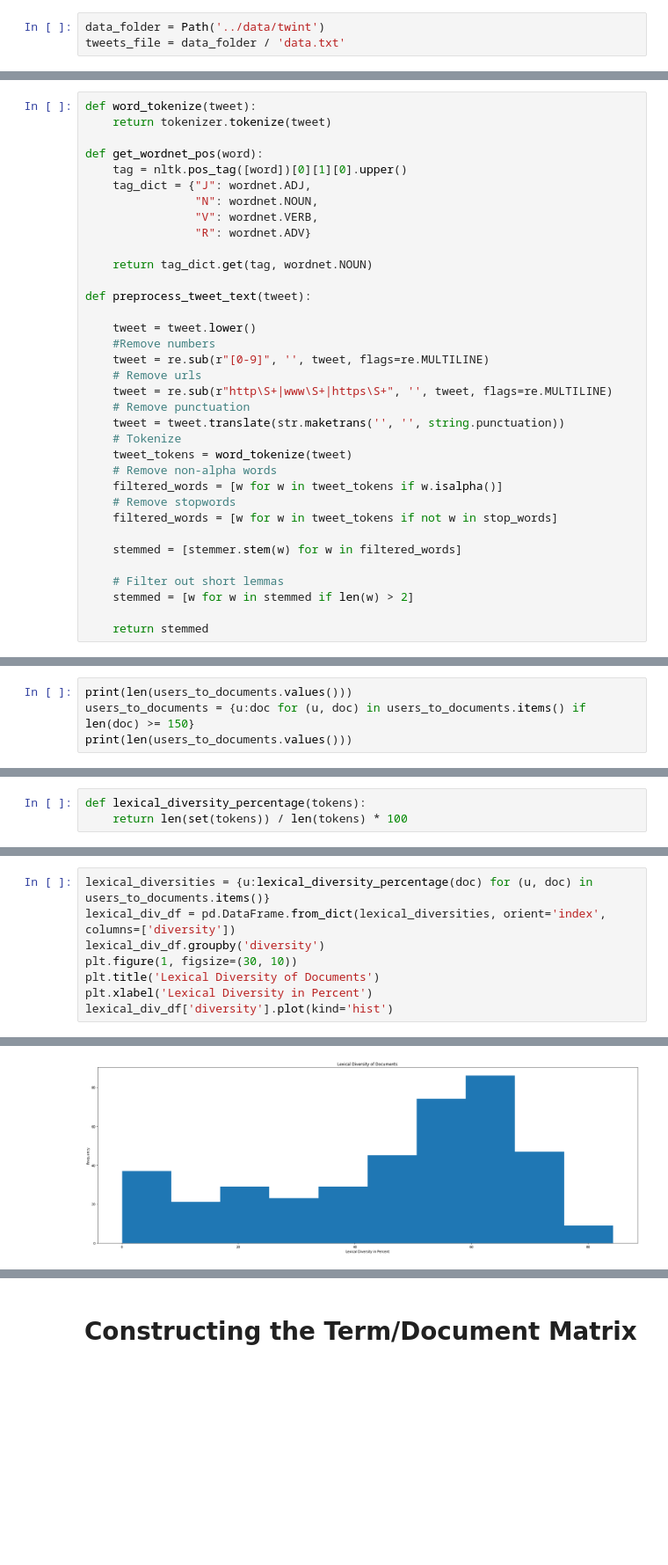
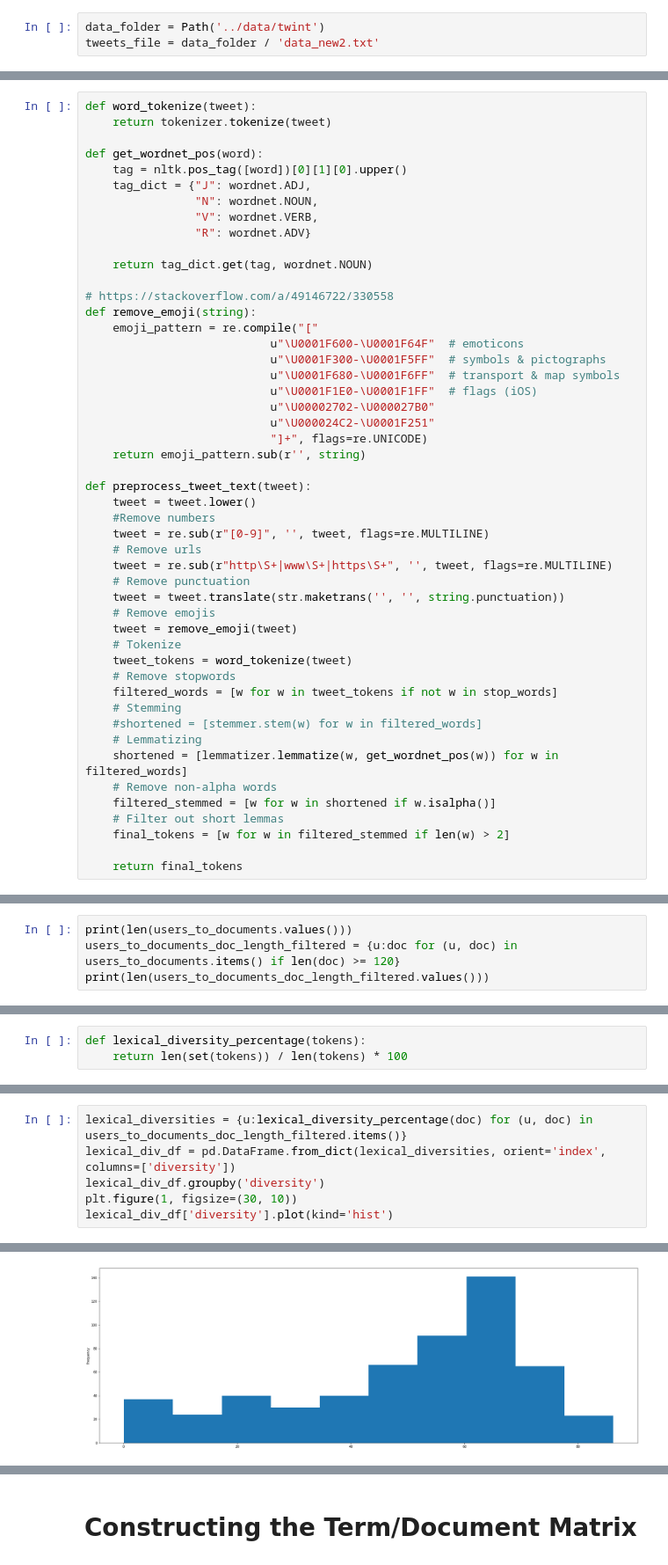
Before and after one commit to MethDamon/uber_thesis, a Jupyter notebook: DataExploration/pca.ipynb, the cells around one changed output, grey strips where cells are left out. Shown: that part at 88% size. Cells and saved outputs as stored; diff of their text form; blank space fills up the shorter version.

```diff
--- a/DataExploration/pca.ipynb
+++ b/DataExploration/pca.ipynb
@@ -30,7 +38,7 @@ nltk.download('averaged_perceptron_tagger')
 # Constructing the basic dataset
 # %%
 data_folder = Path('../data/twint')
-tweets_file = data_folder / 'data.txt'
+tweets_file = data_folder / 'data_new2.txt'
 # %%
 f = open(tweets_file, 'r')
 lines = [l for l in f]
@@ -107,8 +132,19 @@ def get_wordnet_pos(word):
 
     return tag_dict.get(tag, wordnet.NOUN)
 
+# https://stackoverflow.com/a/49146722/330558
+def remove_emoji(string):
+    emoji_pattern = re.compile("["
+                           u"\U0001F600-\U0001F64F"  # emoticons
+                           u"\U0001F300-\U0001F5FF"  # symbols & pictographs
+                           u"\U0001F680-\U0001F6FF"  # transport & map symbols
+                           u"\U0001F1E0-\U0001F1FF"  # flags (iOS)
+                           u"\U00002702-\U000027B0"
+                           u"\U000024C2-\U0001F251"
+                           "]+", flags=re.UNICODE)
+    return emoji_pattern.sub(r'', string)
+
 def preprocess_tweet_text(tweet):
-
     tweet = tweet.lower()
     #Remove numbers
     tweet = re.sub(r"[0-9]", '', tweet, flags=re.MULTILINE)
@@ -116,19 +152,22 @@ def preprocess_tweet_text(tweet):
     tweet = re.sub(r"http\S+|www\S+|https\S+", '', tweet, flags=re.MULTILINE)
     # Remove punctuation
     tweet = tweet.translate(str.maketrans('', '', string.punctuation))
+    # Remove emojis
+    tweet = remove_emoji(tweet)
     # Tokenize
     tweet_tokens = word_tokenize(tweet)
-    # Remove non-alpha words
-    filtered_words = [w for w in tweet_tokens if w.isalpha()]
     # Remove stopwords
     filtered_words = [w for w in tweet_tokens if not w in stop_words]
+    # Stemming
+    #shortened = [stemmer.stem(w) for w in filtered_words]
+    # Lemmatizing
+    shortened = [lemmatizer.lemmatize(w, get_wordnet_pos(w)) for w in filtered_words]
+    # Remove non-alpha words
+    filtered_stemmed = [w for w in shortened if w.isalpha()]
+    # Filter out short lemmas
+    final_tokens = [w for w in filtered_stemmed if len(w) > 2]
 
-    stemmed = [stemmer.stem(w) for w in filtered_words]
-
-    # Filter out short lemmas
-    stemmed = [w for w in stemmed if len(w) > 2]
-
-    return stemmed
+    return final_tokens
 # %%
 unique_usernames = {t['username'] for t in tweets}
 users_to_documents = {u:[] for u in unique_usernames}
@@ -168,5 +203,5 @@ Name: Length, dtype: int64
 # %%
 print(len(users_to_documents.values()))
-users_to_documents = {u:doc for (u, doc) in users_to_documents.items() if len(doc) >= 150}
-print(len(users_to_documents.values()))
+users_to_documents_doc_length_filtered = {u:doc for (u, doc) in users_to_documents.items() if len(doc) >= 120}
+print(len(users_to_documents_doc_length_filtered.values()))
 # %% [output]
@@ -182,12 +217,10 @@ def lexical_diversity_percentage(tokens):
 # %%
-lexical_diversities = {u:lexical_diversity_percentage(doc) for (u, doc) in users_to_documents.items()}
+lexical_diversities = {u:lexical_diversity_percentage(doc) for (u, doc) in users_to_documents_doc_length_filtered.items()}
 lexical_div_df = pd.DataFrame.from_dict(lexical_diversities, orient='index', columns=['diversity'])
 lexical_div_df.groupby('diversity')
 plt.figure(1, figsize=(30, 10))
-plt.title('Lexical Diversity of Documents')
-plt.xlabel('Lexical Diversity in Percent')
 lexical_div_df['diversity'].plot(kind='hist')
 # %% [output]
 <matplotlib.axes._subplots.AxesSubplot at 0x...>
-[figure, old version]
+[figure, new version]
 # %%
```
Also changed, not shown: parts of 36 cells of this notebook.
